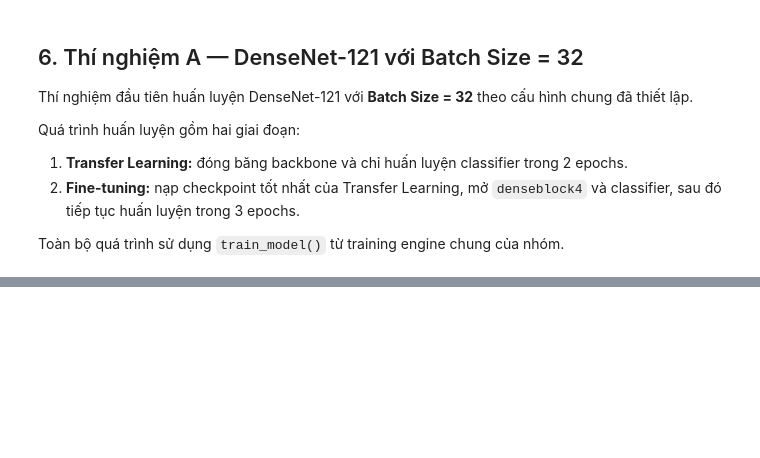
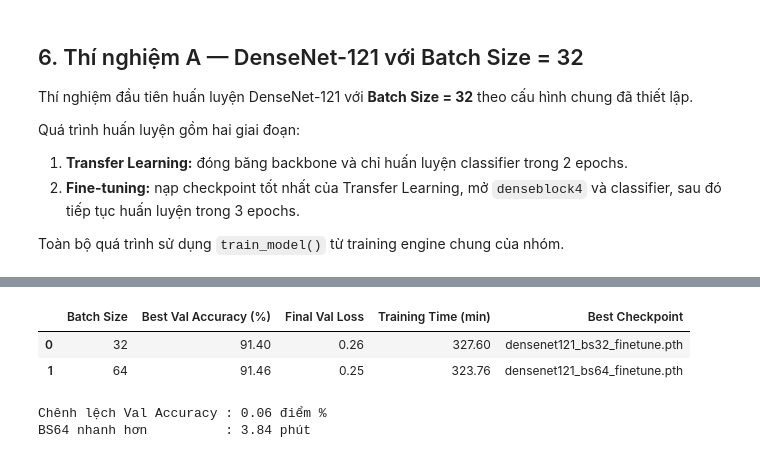
Before and after one commit to tanlen06-debug/UTH-Deep-Learning-nhom2, a Jupyter notebook: Practice_2/notebooks/04_densenet121.ipynb, the cells around one changed output, grey strips where cells are left out. Saved outputs shown, nothing was run; the diff lists cells and outputs as text; code cells hidden in the pictures; blank space fills up the shorter version.

```diff
--- a/Practice_2/notebooks/04_densenet121.ipynb
+++ b/Practice_2/notebooks/04_densenet121.ipynb
@@ -1203,0 +818,36 @@ KeyboardInterrupt:
+# %%
+# ===== SO SÁNH BS32 VÀ BS64 =====
+
+comparison = pd.DataFrame({
+    "Batch Size": [32, 64],
+    "Best Val Accuracy (%)": [
+        result_bs32["best_val_acc"],
+        result_bs64["best_val_acc"]
+    ],
+    "Final Val Loss": [
+        result_bs32["history"]["val_loss"][-1],
+        result_bs64["history"]["val_loss"][-1]
+    ],
+    "Training Time (min)": [
+        result_bs32["training_time"] / 60,
+        result_bs64["training_time"] / 60
+    ],
+    "Best Checkpoint": [
+        Path(result_bs32["checkpoint"]).name,
+        Path(result_bs64["checkpoint"]).name
+    ]
+})
+
+display(comparison.round(2))
+
+acc_diff = result_bs64["best_val_acc"] - result_bs32["best_val_acc"]
+time_diff = result_bs32["training_time"] - result_bs64["training_time"]
+
+print(f"Chênh lệch Val Accuracy : {acc_diff:.2f} điểm %")
+print(f"BS64 nhanh hơn          : {time_diff / 60:.2f} phút")
+# %% [output]
+|  | Batch Size | Best Val Accuracy (%) | Final Val Loss | Training Time (min) | Best Checkpoint |
+| 0 | 32 | 91.40 | 0.26 | 327.60 | densenet121_bs32_finetune.pth |
+| 1 | 64 | 91.46 | 0.25 | 323.76 | densenet121_bs64_finetune.pth |
+Chênh lệch Val Accuracy : 0.06 điểm %
+BS64 nhanh hơn          : 3.84 phút
```
Also changed, not shown: parts of 18 cells of this notebook.
